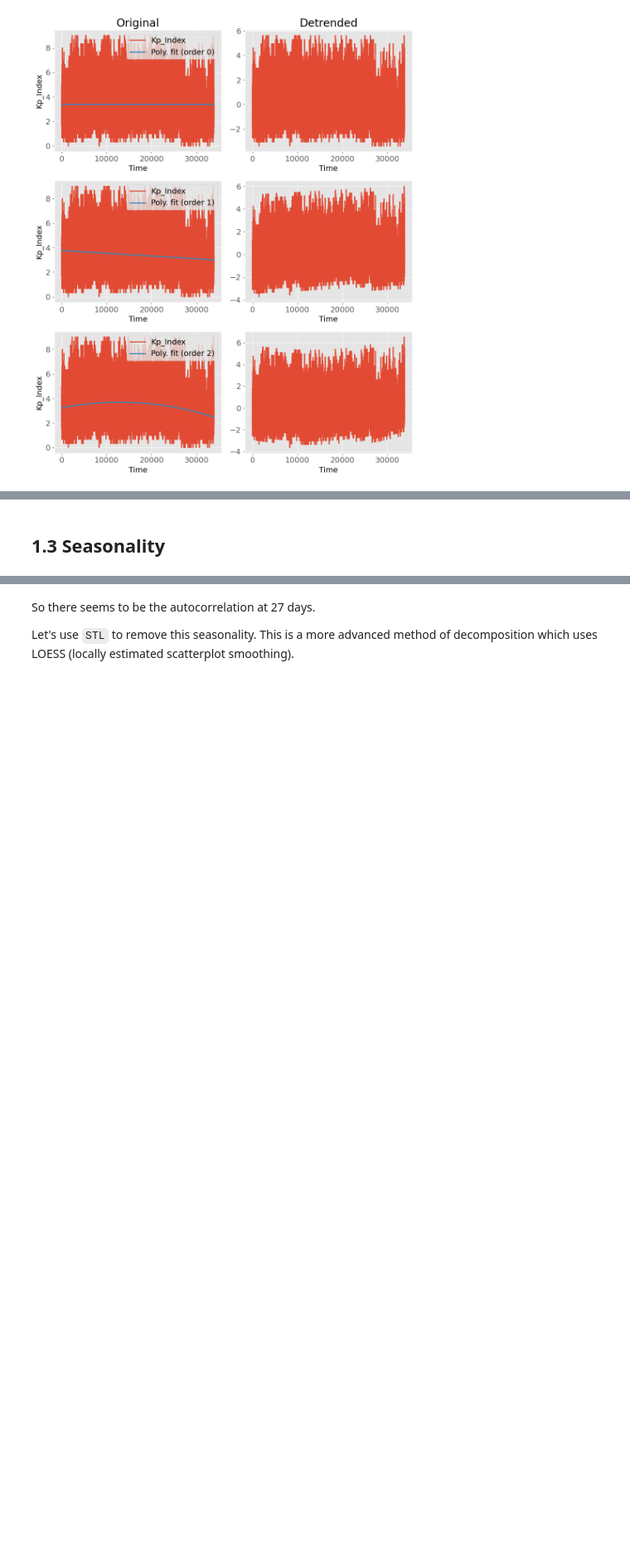
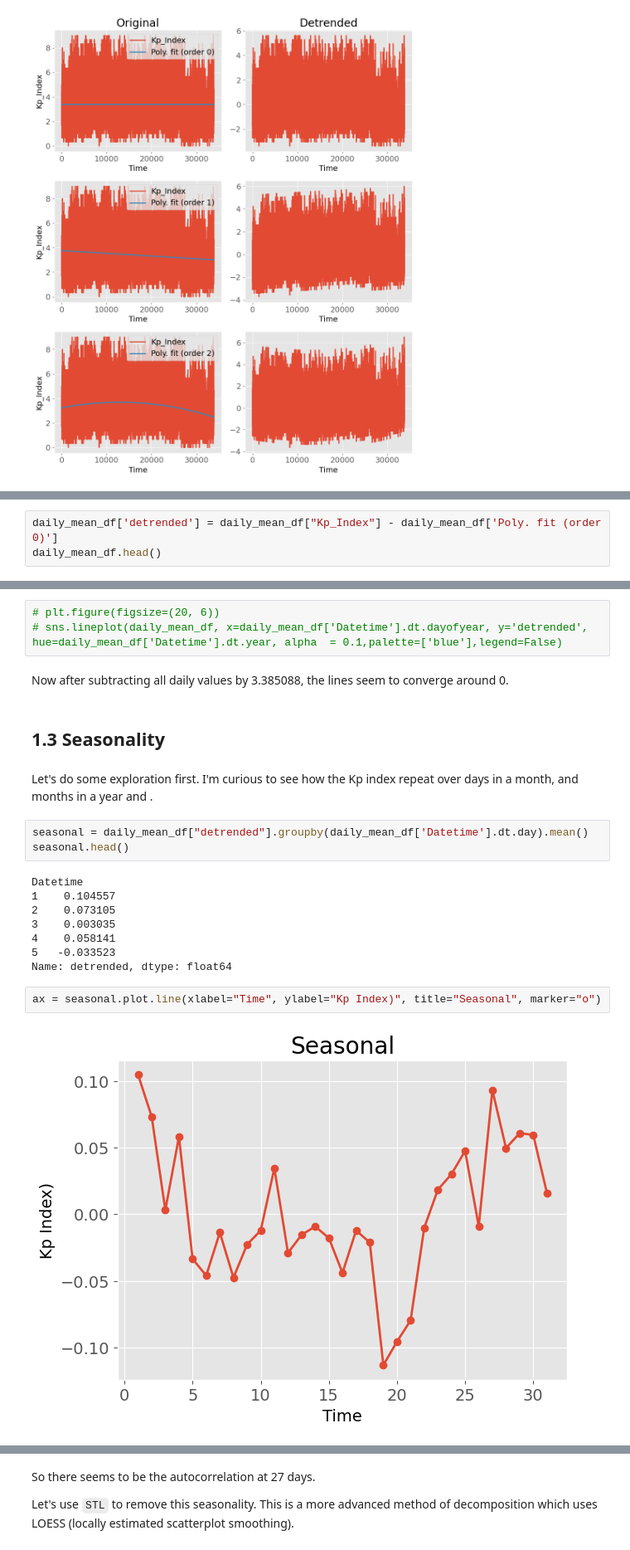
Before and after one commit to hcwang24/Aurora_Watch, a Jupyter notebook: aurora.ipynb, the cells around one changed output, grey strips where cells are left out. Shown at 83% size. Saved outputs shown, nothing was run; the diff lists cells and outputs as text; blank space fills up the shorter version.

```diff
--- a/aurora.ipynb
+++ b/aurora.ipynb
@@ -223,0 +224,3 @@ Looks like the polynomial fit of order 0 had the better looking detrended data.
+# %%
+daily_mean_df['detrended'] = daily_mean_df["Kp_Index"] - daily_mean_df['Poly. fit (order 0)']
+daily_mean_df.head()
@@ -224,2 +239,24 @@ Looks like the polynomial fit of order 0 had the better looking detrended data.
+# %%
+# plt.figure(figsize=(20, 6))
+# sns.lineplot(daily_mean_df, x=daily_mean_df['Datetime'].dt.dayofyear, y='detrended', hue=daily_mean_df['Datetime'].dt.year, alpha  = 0.1,palette=['blue'],legend=False)
+# %% [markdown]
+Now after subtracting all daily values by 3.385088, the lines seem to converge around 0.
 # %% [markdown]
 ## 1.3 Seasonality
+# %% [markdown]
+Let's do some exploration first. I'm curious to see how the Kp index repeat over days in a month, and months in a year and .
+# %%
+seasonal = daily_mean_df["detrended"].groupby(daily_mean_df['Datetime'].dt.day).mean()
+seasonal.head()
+# %% [output]
+Datetime
+1    0.104557
+2    0.073105
+3    0.003035
+4    0.058141
+5   -0.033523
+Name: detrended, dtype: float64
+# %%
+ax = seasonal.plot.line(xlabel="Time", ylabel="Kp Index)", title="Seasonal", marker="o")
+# %% [output]
+[figure, added]
```
Also changed, not shown: parts of 21 cells of this notebook.
